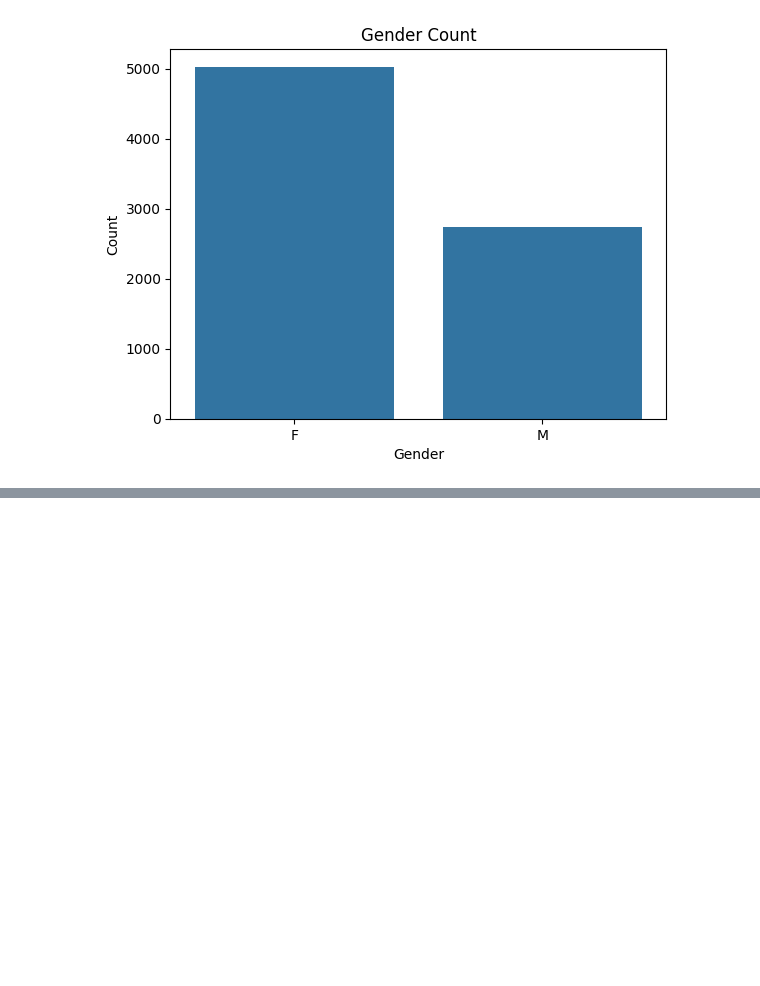
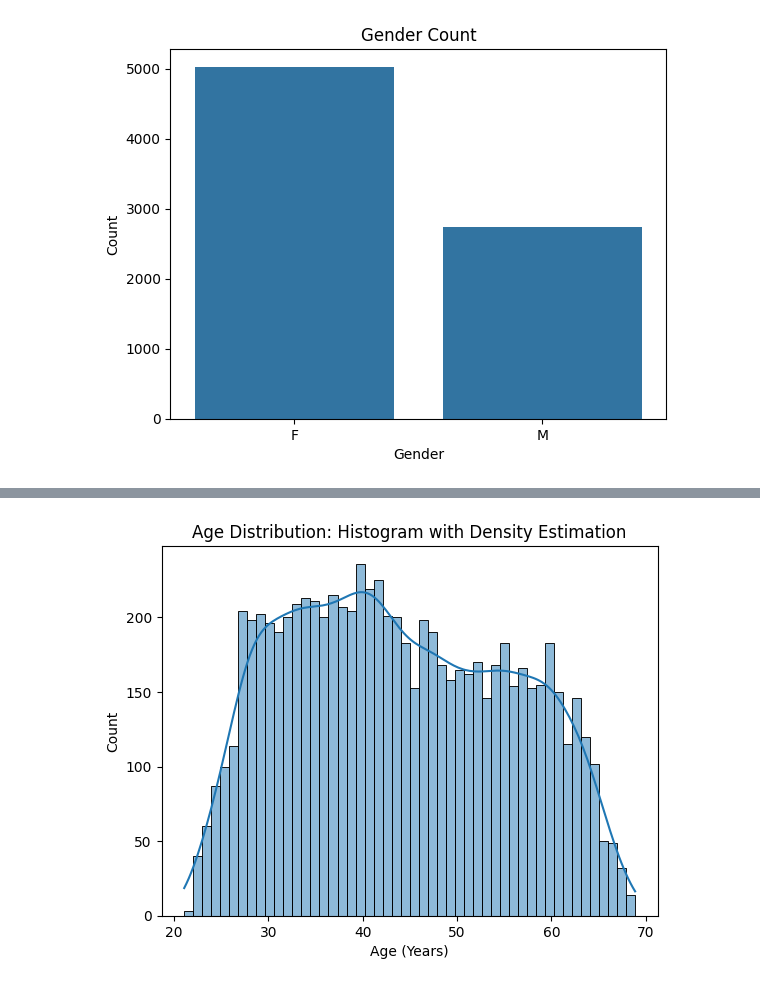
Before and after one commit to himaanssu/Credit_Card_Approval_Prediction, a Jupyter notebook: project.ipynb, the cells around one changed output, grey strips where cells are left out. Drawn from its saved outputs; the diff is of its cells as text; code cells hidden in the pictures; blank space fills up the shorter version.

```diff
--- a/project.ipynb
+++ b/project.ipynb
@@ -129,0 +131,4 @@ plt.show()
+# %%
+# Convert age from days to years, accounting for leap years
+cc_train_copy['days_lived'] = np.abs(cc_train_copy['days_lived'])/365.25
+cc_train_copy['days_lived'].describe()
@@ -129,0 +145,8 @@ plt.show()
+# %%
+# Histogram for age distribution with KDE
+sns.histplot(cc_train_copy['days_lived'], bins=50, kde=True)
+plt.title('Age Distribution: Histogram with Density Estimation')
+plt.xlabel('Age (Years)')
+plt.show()
+# %% [output]
+[figure, added]
```
Also changed, not shown: parts of 5 cells of this notebook.
